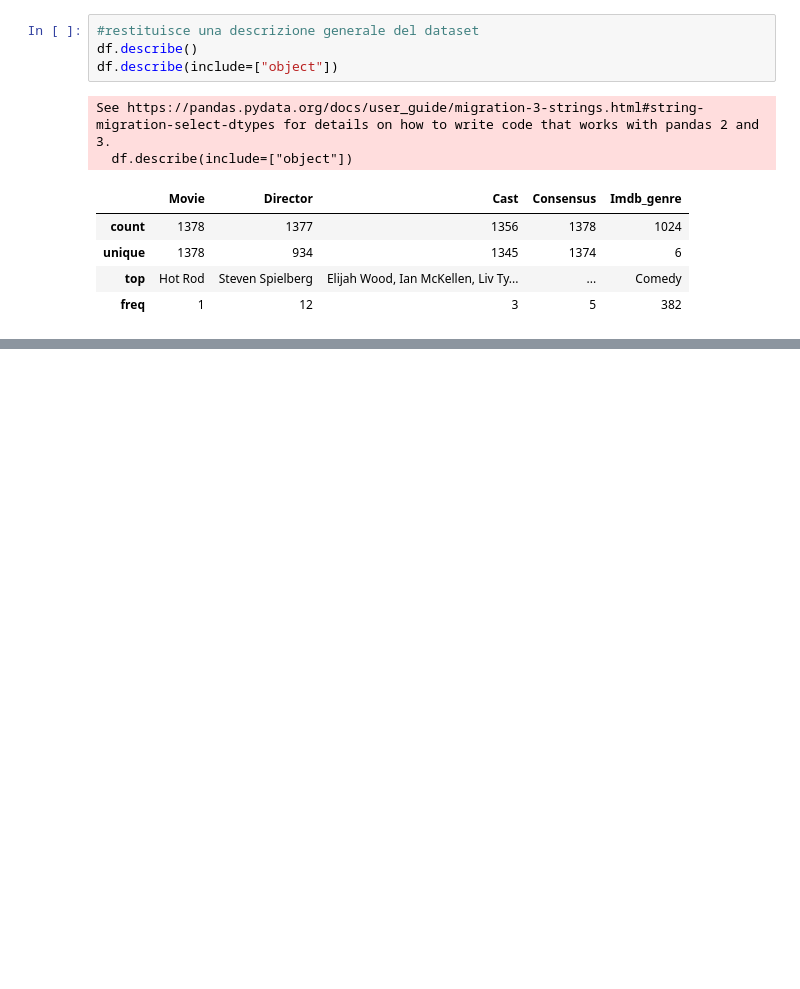
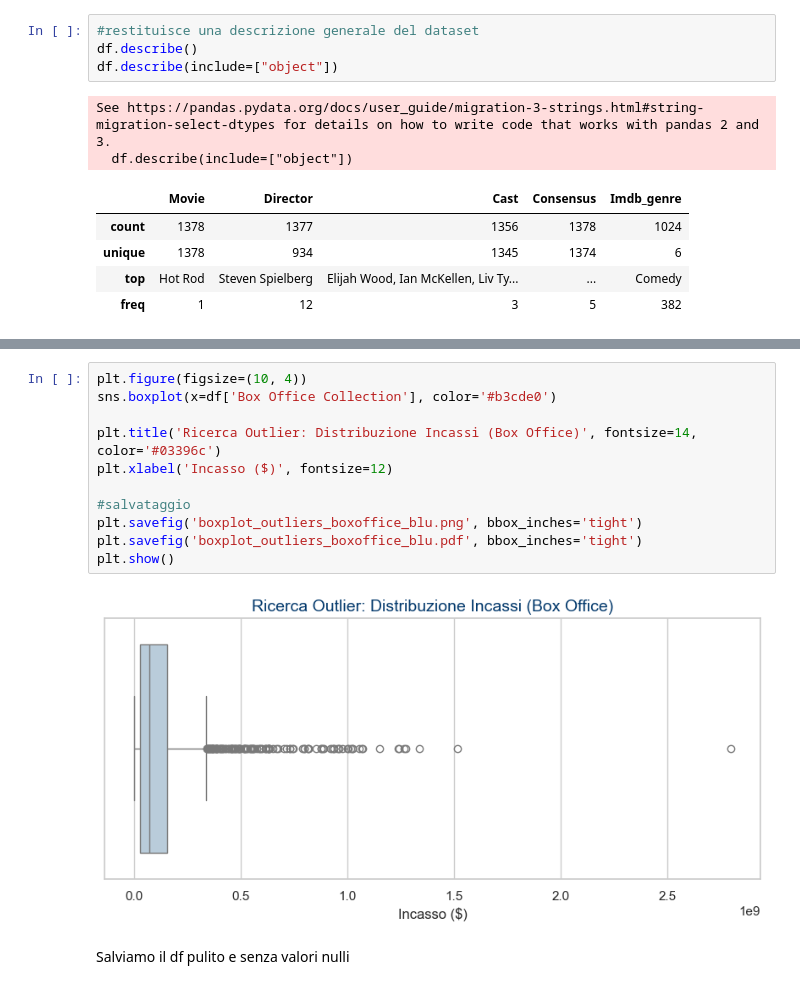
Before and after one commit to annelabit/Flop-Detector, a Jupyter notebook: notebooks/EDA_Cleaning.ipynb, the cells around one changed output, grey strips where cells are left out. Drawn from its saved outputs; the diff is of its cells as text; blank space fills up the shorter version.

```diff
--- a/notebooks/EDA_Cleaning.ipynb
+++ b/notebooks/EDA_Cleaning.ipynb
@@ -93,0 +187,15 @@ See https://pandas.pydata.org/docs/user_guide/migration-3-strings.html#string-mi
+# %%
+plt.figure(figsize=(10, 4))
+sns.boxplot(x=df['Box Office Collection'], color='#b3cde0')
+
+plt.title('Ricerca Outlier: Distribuzione Incassi (Box Office)', fontsize=14, color='#03396c')
+plt.xlabel('Incasso ($)', fontsize=12)
+
+#salvataggio
+plt.savefig('boxplot_outliers_boxoffice_blu.png', bbox_inches='tight')
+plt.savefig('boxplot_outliers_boxoffice_blu.pdf', bbox_inches='tight')
+plt.show()
+# %% [output]
+[figure, added]
+# %% [markdown]
+Salviamo il df pulito e senza valori nulli
```
Also changed, not shown: parts of 24 cells of this notebook, 5 other files.
